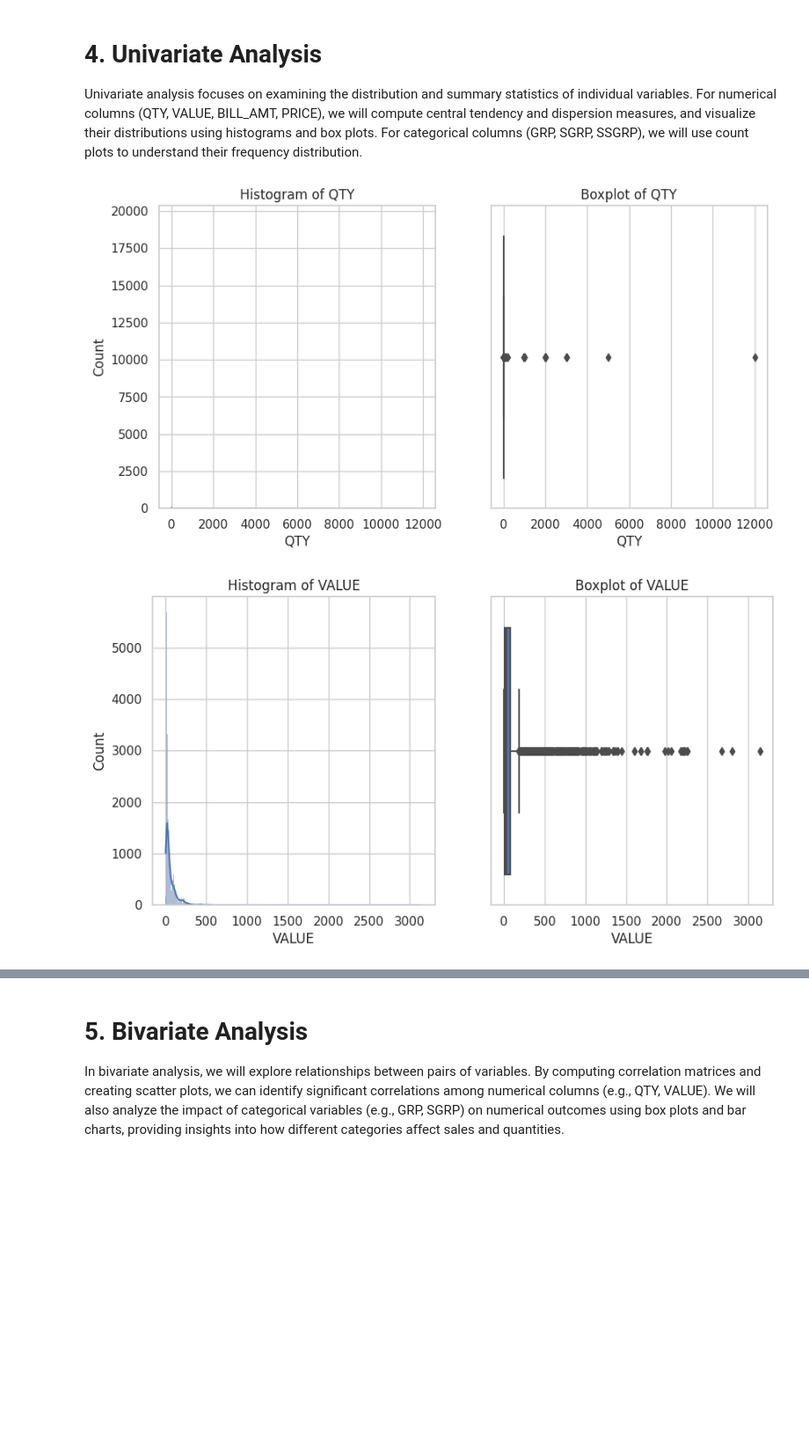
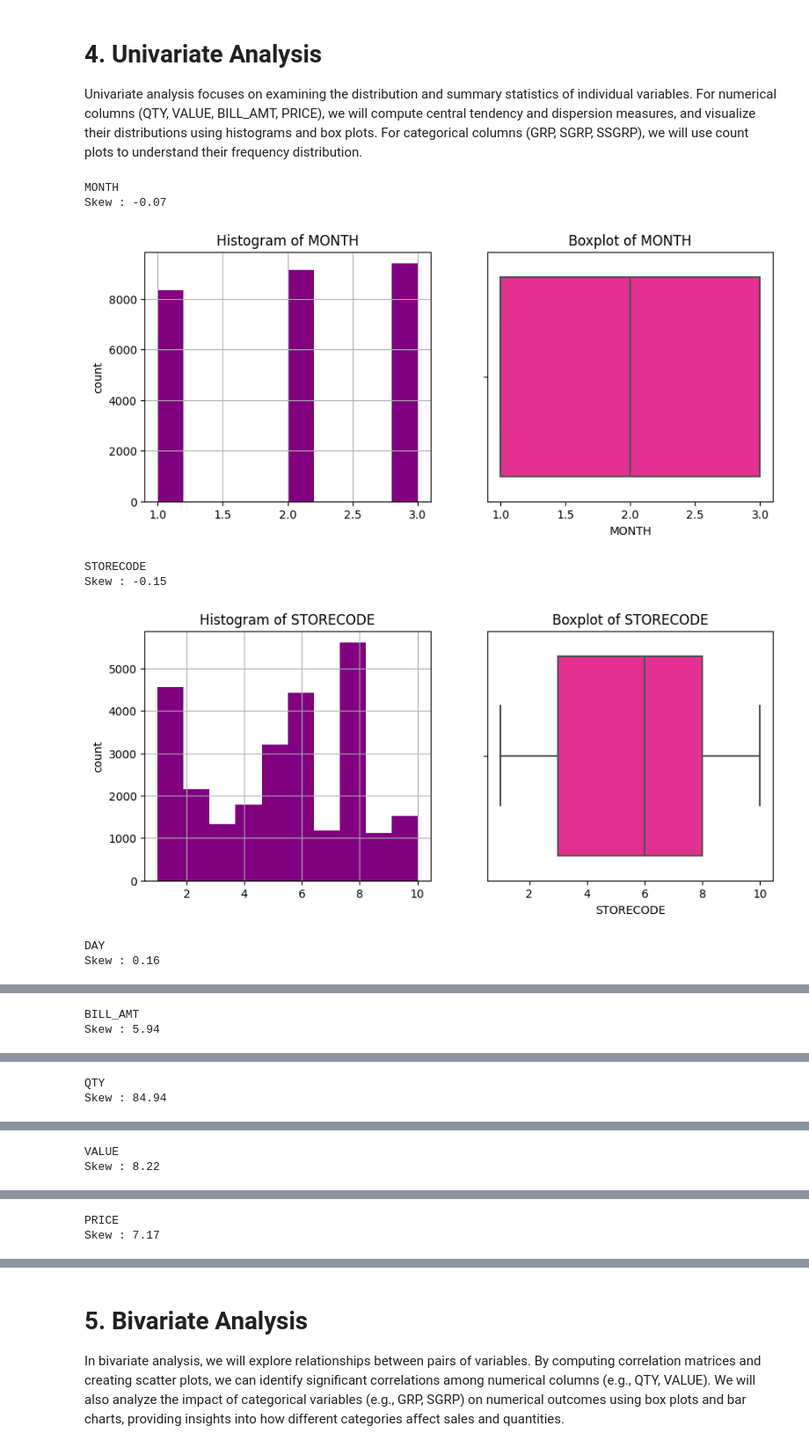
Before and after one commit to tedoaba/CodersCaveInternship, a Jupyter notebook: normal-task-phase-1-analyze-social-media-data.ipynb, the cells around one changed output, grey strips where cells are left out. Shown at 88% size. Drawn from its saved outputs; the diff is of its cells as text; code cells hidden in the pictures; blank space fills up the shorter version.

```diff
--- a/normal-task-phase-1-analyze-social-media-data.ipynb
+++ b/normal-task-phase-1-analyze-social-media-data.ipynb
@@ -137,0 +197,4 @@ Duplicate Rows:
+# %%
+# Remove Duplicate Records
+df.drop_duplicates(inplace=True)
+df.duplicated().sum()
@@ -254,0 +263,6 @@ Transformed DataFrame:
+# %%
+def remove_character(column):
+    return column.str.replace('M', '')
+
+df['MONTH'] = remove_character(df['MONTH'])
+df['MONTH'] = df['MONTH'].astype(int)
@@ -254,0 +271,3 @@ Transformed DataFrame:
+# %%
+label_encoder = LabelEncoder()
+df['STORECODE'] = label_encoder.fit_transform(df['STORECODE']) + 1
@@ -254,0 +276,5 @@ Transformed DataFrame:
+# %%
+numerical_variables = [feature for feature in df.columns if df[feature].dtypes!='O']
+print('Number of numerical variables:', len(numerical_variables))
+
+df[numerical_variables].sample(1)
@@ -257,23 +323,24 @@ Transformed DataFrame:
 
 Univariate analysis focuses on examining the distribution and summary statistics of individual variables. For numerical columns (QTY, VALUE, BILL_AMT, PRICE), we will compute central tendency and dispersion measures, and visualize their distributions using histograms and box plots. For categorical columns (GRP, SGRP, SSGRP), we will use count plots to understand their frequency distribution.
 # %%
-# Setting up the visualisation style
-sns.set(style='whitegrid')
-
-# Univariate Analysis for Numerical Columns
-numerical_cols = ['QTY', 'VALUE', 'BILL_AMT', 'PRICE']
-
-for col in numerical_cols:
-    plt.figure(figsize=(10, 5))
+for col in numerical_variables:
+    print(col)
+    print('Skew :', round(df[col].skew(), 2))
+    plt.figure(figsize = (10, 4))
     plt.subplot(1, 2, 1)
-    sns.histplot(df[col], kde=True)
-    plt.title(f'Histogram of {col}')
-
+    df[col].hist(grid=True,color='purple')
+    plt.ylabel('count')
+    plt.title('Histogram of ' + col)
     plt.subplot(1, 2, 2)
-    sns.boxplot(x=df[col])
-    plt.title(f'Boxplot of {col}')
-
+    sns.boxplot(x=df[col],color='deeppink')
+    plt.title('Boxplot of ' + col)
     plt.show()
 # %% [output]
+MONTH
+Skew : -0.07
-[figure, old version]
+[figure, new version]
+STORECODE
+Skew : -0.15
-[figure, old version]
+[figure, new version]
+DAY
+Skew : 0.16
@@ -280,0 +348,2 @@ for col in numerical_cols:
+BILL_AMT
+Skew : 5.94
@@ -281,0 +351,2 @@ for col in numerical_cols:
+QTY
+Skew : 84.94
@@ -281,0 +354,2 @@ for col in numerical_cols:
+VALUE
+Skew : 8.22
@@ -281,0 +357,2 @@ for col in numerical_cols:
+PRICE
+Skew : 7.17
```
Also changed, not shown: parts of 71 cells of this notebook.
